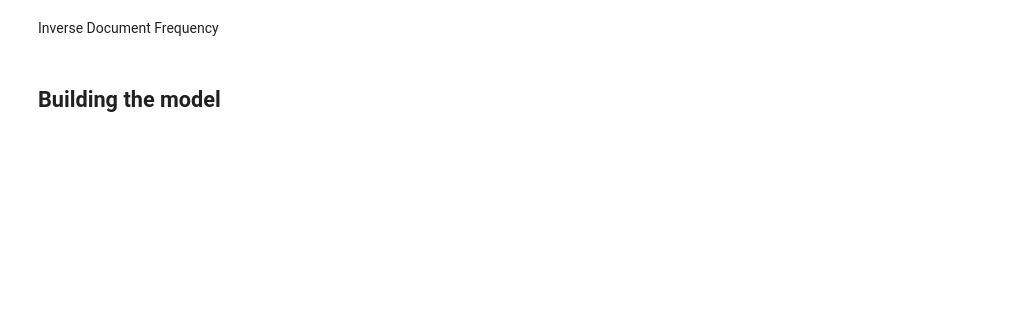
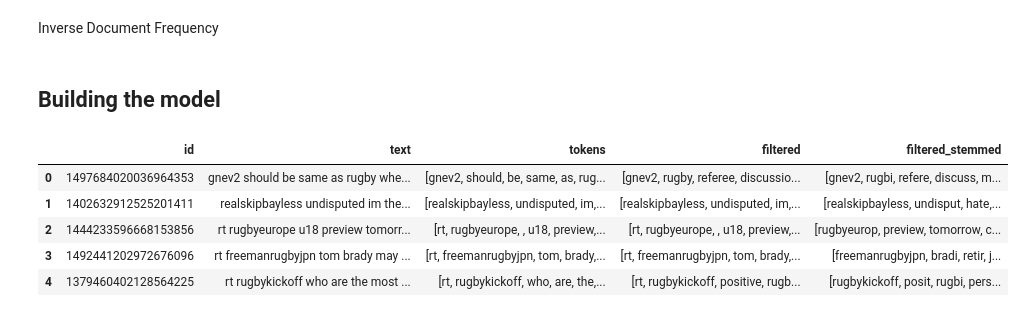
Before and after one commit to sba22230/CA_4_SocialMediaStreaming, a Jupyter notebook: mongo connection working.ipynb, the cells around one changed output. Cells and saved outputs as stored; diff of their text form; code cells hidden in the pictures; blank space fills up the shorter version.

```diff
--- a/mongo connection working.ipynb
+++ b/mongo connection working.ipynb
@@ -815,2 +845,11 @@ Inverse Document Frequency
 # %% [markdown]
 ## Building the model
+# %%
+pdfText.head()
+# %% [output]
+|  | id | text | tokens | filtered | filtered_stemmed |
+| 0 | 1497684020036964353 | gnev2 should be same as rugby whe... | [gnev2, should, be, same, as, rug... | [gnev2, rugby, referee, discussio... | [gnev2, rugbi, refere, discuss, m... |
+| 1 | 1402632912525201411 | realskipbayless undisputed im the... | [realskipbayless, undisputed, im,... | [realskipbayless, undisputed, im,... | [realskipbayless, undisput, hate,... |
+| 2 | 1444233596668153856 | rt rugbyeurope u18 preview tomorr... | [rt, rugbyeurope, , u18, preview,... | [rt, rugbyeurope, , u18, preview,... | [rugbyeurop, preview, tomorrow, c... |
+| 3 | 1492441202972676096 | rt freemanrugbyjpn tom brady may ... | [rt, freemanrugbyjpn, tom, brady,... | [rt, freemanrugbyjpn, tom, brady,... | [freemanrugbyjpn, bradi, retir, j... |
+| 4 | 1379460402128564225 | rt rugbykickoff who are the most ... | [rt, rugbykickoff, who, are, the,... | [rt, rugbykickoff, positive, rugb... | [rugbykickoff, posit, rugbi, pers... |
```
Also changed, not shown: parts of 46 cells of this notebook, 13 other files.
